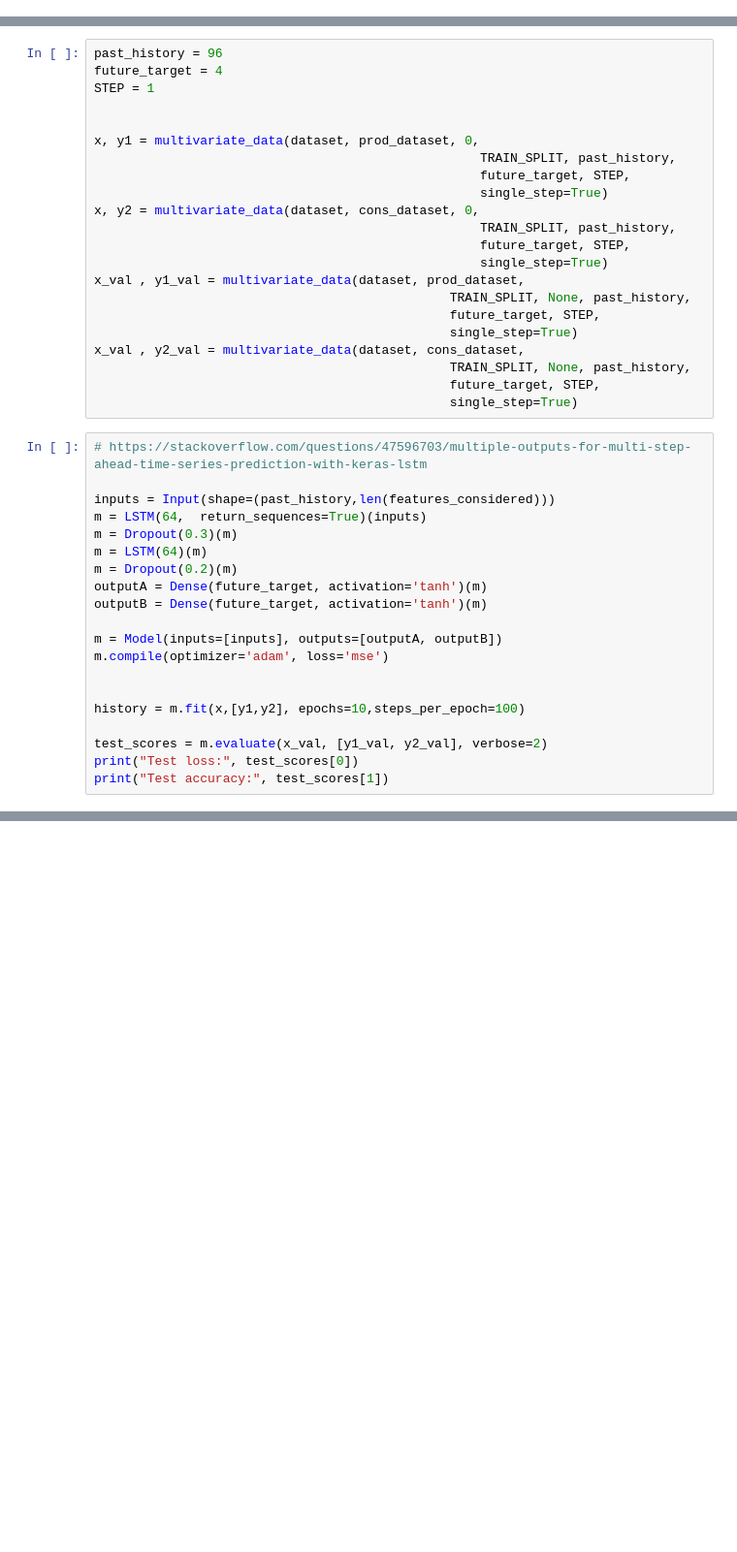
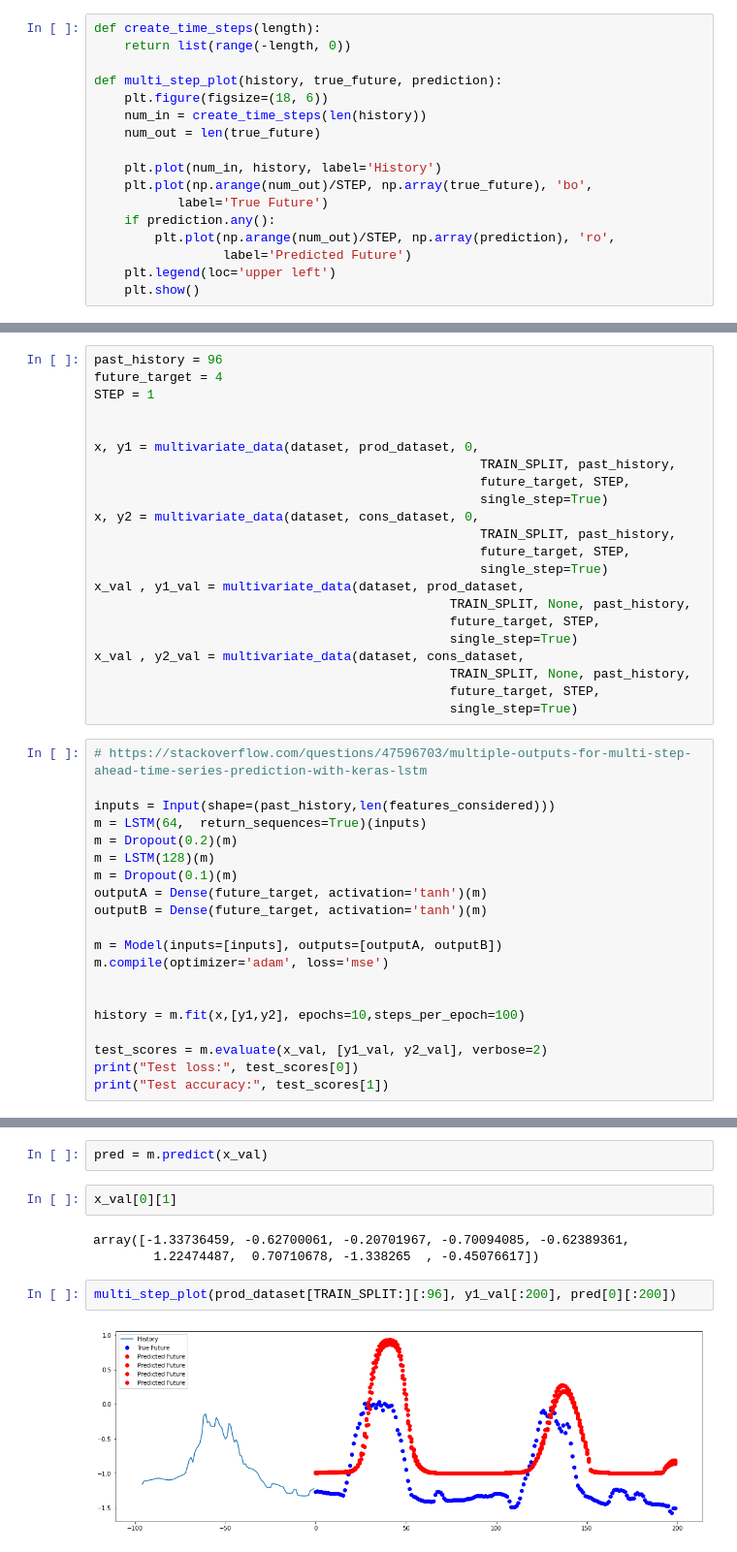
Before and after one commit to fiit-ba/Optimization-of-Battery-Management-in-Microgrid, a Jupyter notebook: AI/func_api_keras_lstm.ipynb, the cells around one changed output, grey strips where cells are left out. Shown at 97% size. Cells and saved outputs as stored; diff of their text form; blank space fills up the shorter version.

Commit message:
graphs for lstm

```diff
--- a/AI/func_api_keras_lstm.ipynb
+++ b/AI/func_api_keras_lstm.ipynb
@@ -8,6 +8,23 @@ from keras.layers import Input, Dense, Dropout, LSTM
 import tensorflow as tf
 import tensorflow.keras.backend as K
 from tensorflow.keras.models import Model
+# %%
+def create_time_steps(length):
+    return list(range(-length, 0))
+
+def multi_step_plot(history, true_future, prediction):
+    plt.figure(figsize=(18, 6))
+    num_in = create_time_steps(len(history))
+    num_out = len(true_future)
+
+    plt.plot(num_in, history, label='History')
+    plt.plot(np.arange(num_out)/STEP, np.array(true_future), 'bo',
+           label='True Future')
+    if prediction.any():
+        plt.plot(np.arange(num_out)/STEP, np.array(prediction), 'ro',
+                 label='Predicted Future')
+    plt.legend(loc='upper left')
+    plt.show()
 # %%
 def multivariate_data(dataset, target, start_index, end_index, history_size,
                       target_size, step, single_step=False):
@@ -85,9 +102,9 @@ x_val , y2_val = multivariate_data(dataset, cons_dataset,
 
 inputs = Input(shape=(past_history,len(features_considered)))
 m = LSTM(64,  return_sequences=True)(inputs)
-m = Dropout(0.3)(m)
-m = LSTM(64)(m)
 m = Dropout(0.2)(m)
+m = LSTM(128)(m)
+m = Dropout(0.1)(m)
 outputA = Dense(future_target, activation='tanh')(m)
 outputB = Dense(future_target, activation='tanh')(m)
 
@@ -120,0 +126,11 @@ Test accuracy: 0.5701166391372681
+# %%
+pred = m.predict(x_val)
+# %%
+x_val[0][1]
+# %% [output]
+array([-1.33736459, -0.62700061, -0.20701967, -0.70094085, -0.62389361,
+        1.22474487,  0.70710678, -1.338265  , -0.45076617])
+# %%
+multi_step_plot(prod_dataset[TRAIN_SPLIT:][:96], y1_val[:200], pred[0][:200])
+# %% [output]
+[figure, added]
```
Also changed, not shown: parts of 4 cells of this notebook.
